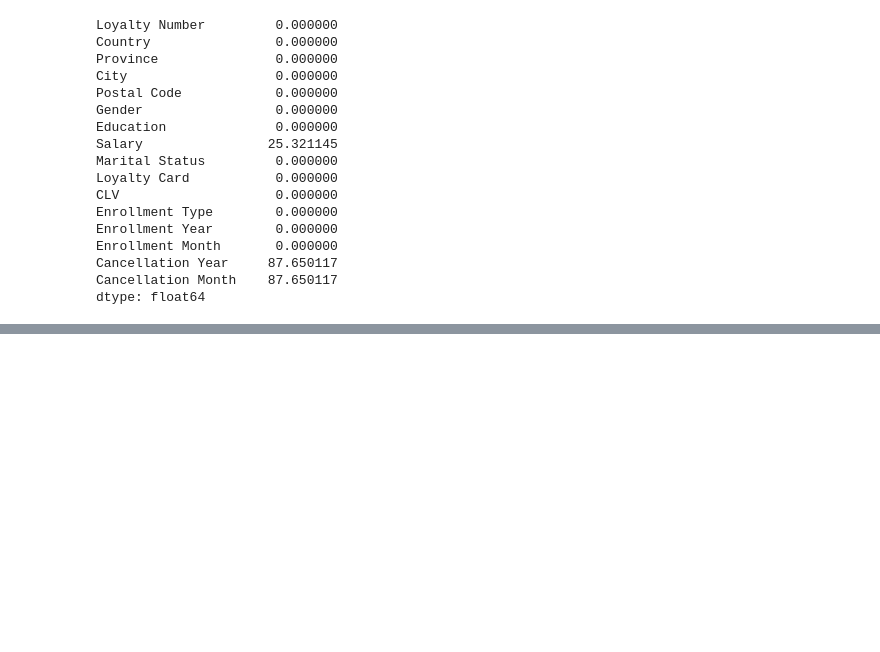
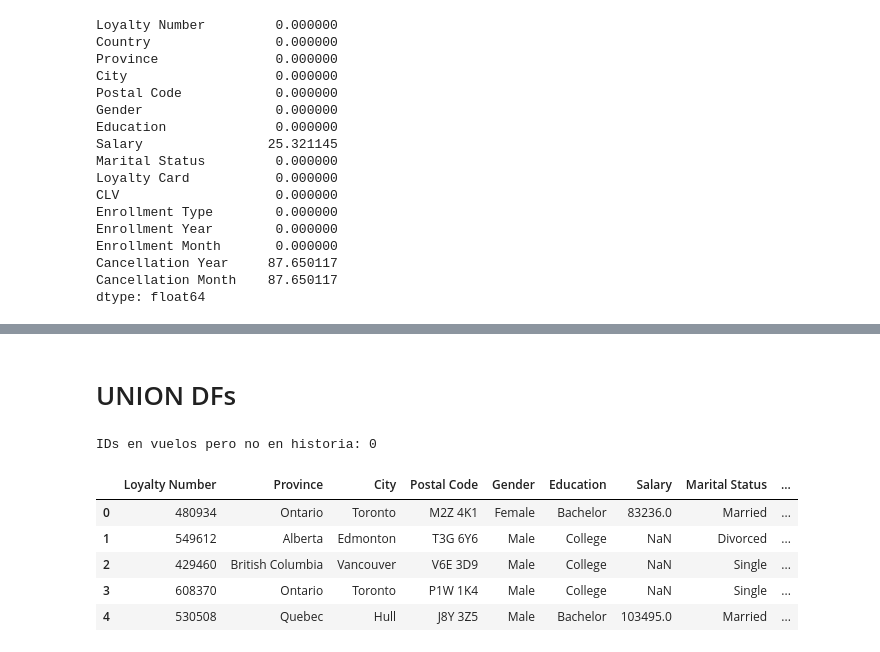
Before and after one commit to Adalab/bda-modulo-3-evaluacion-final-rociomondel98-ai, a Jupyter notebook: eda_prueba.ipynb, the cells around one changed output, grey strips where cells are left out. Drawn from its saved outputs; the diff is of its cells as text; code cells hidden in the pictures; blank space fills up the shorter version.

```diff
--- a/eda_prueba.ipynb
+++ b/eda_prueba.ipynb
@@ -288,0 +369,10 @@ dtype: float64
+# %% [markdown]
+# UNION DFs
+# %%
+#Antes de unirlos, comprobamos que todos los clientes de vuelos existen en el de historia
+ids_vuelos = set(df_1['Loyalty Number'])
+ids_historia = set(df_2['Loyalty Number'])
+
+print(f"IDs en vuelos pero no en historia: {len(ids_vuelos - ids_historia)}")
+# %% [output]
+IDs en vuelos pero no en historia: 0
@@ -288,0 +382,10 @@ dtype: float64
+# %%
+#Imprimo df_2 para comprobar que se ha borrado la columna de "Country"
+df_2.head()
+# %% [output]
+|  | Loyalty Number | Province | City | Postal Code | Gender | Education | Salary | Marital Status | ... |
+| 0 | 480934 | Ontario | Toronto | M2Z 4K1 | Female | Bachelor | 83236.0 | Married | ... |
+| 1 | 549612 | Alberta | Edmonton | T3G 6Y6 | Male | College | NaN | Divorced | ... |
+| 2 | 429460 | British Columbia | Vancouver | V6E 3D9 | Male | College | NaN | Single | ... |
+| 3 | 608370 | Ontario | Toronto | P1W 1K4 | Male | College | NaN | Single | ... |
+| 4 | 530508 | Quebec | Hull | J8Y 3Z5 | Male | Bachelor | 103495.0 | Married | ... |
```
Also changed, not shown: parts of 20 cells of this notebook.
